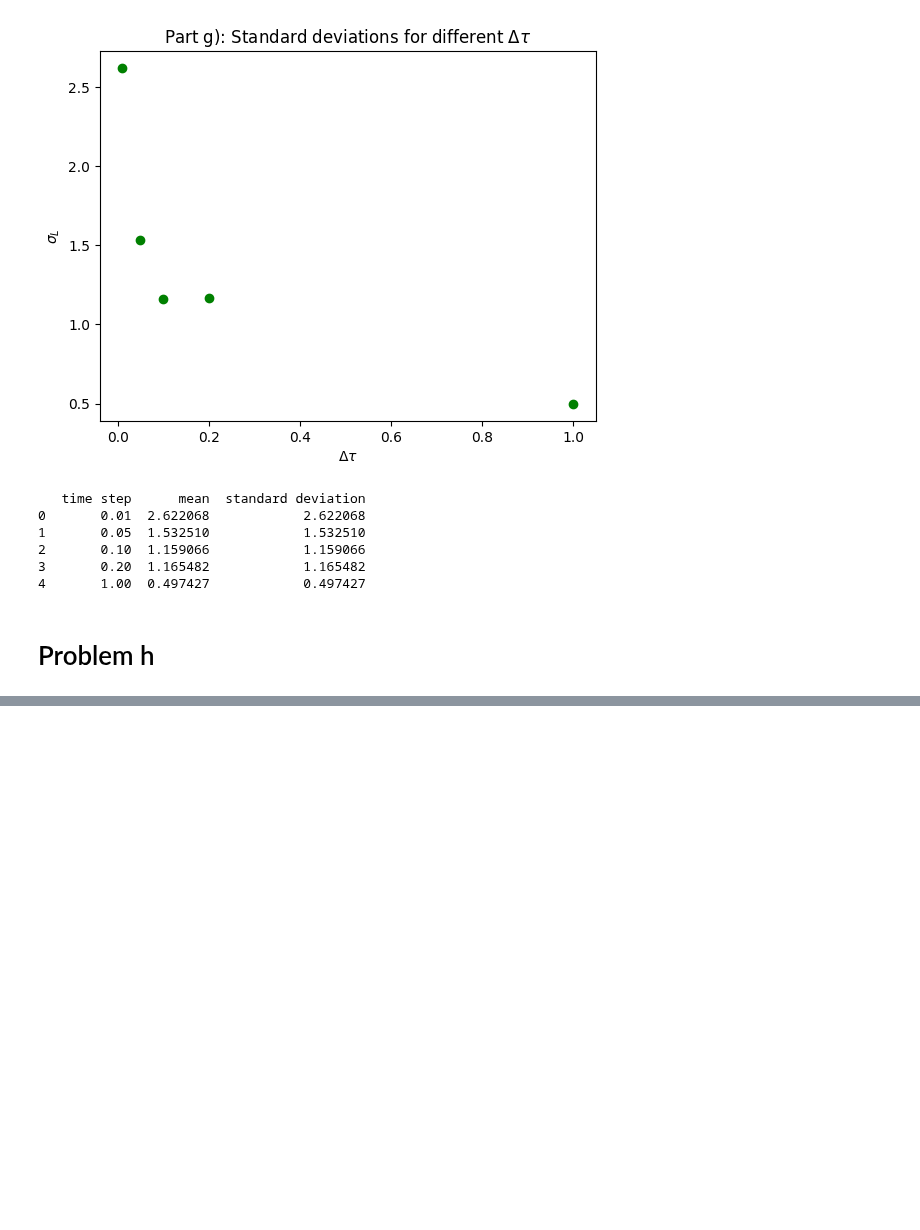
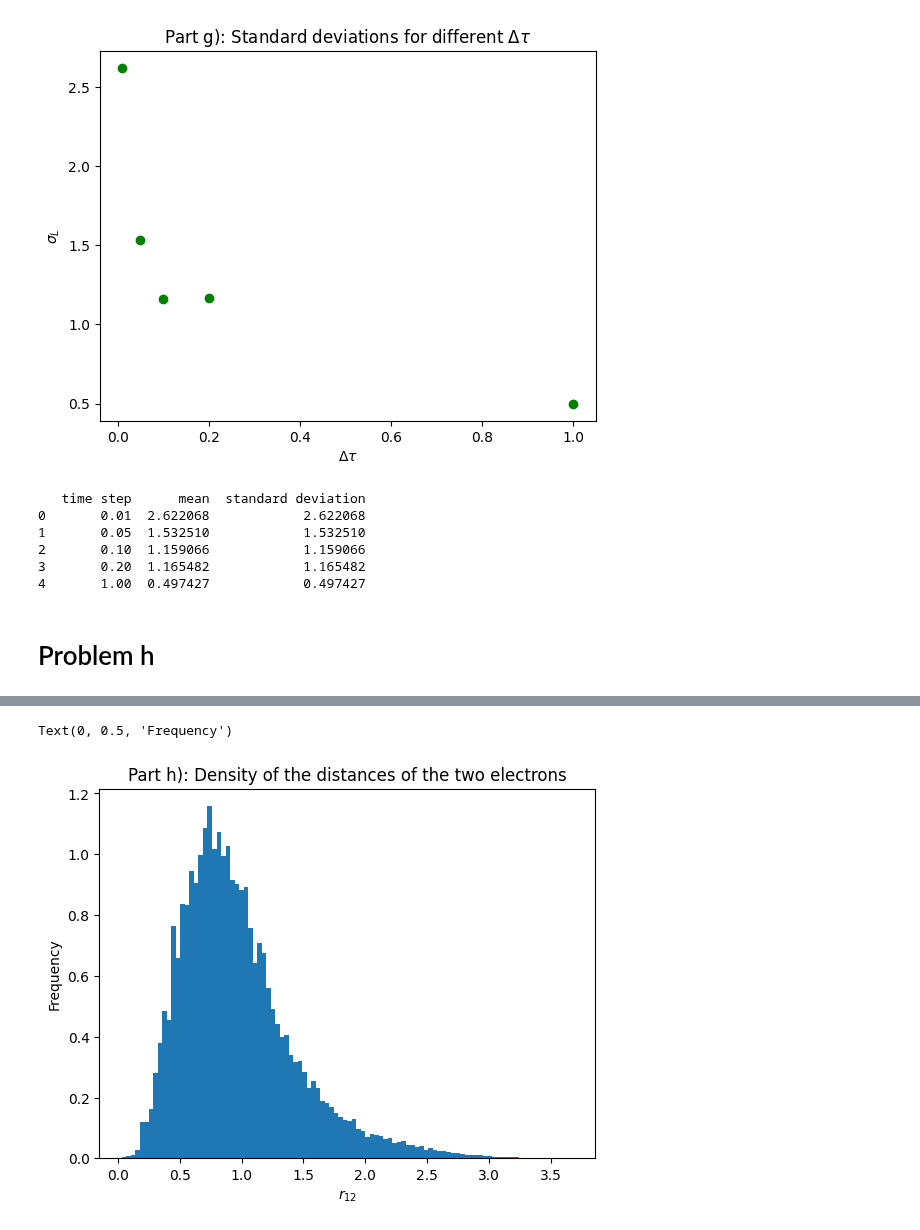
Before and after one commit to corinnawegner/Computational-physics, a Jupyter notebook: Project 5/Problem 1.ipynb, the cells around one changed output, grey strips where cells are left out. Cells and saved outputs as stored; diff of their text form; code cells hidden in the pictures; blank space fills up the shorter version.

```diff
--- a/Project 5/Problem 1.ipynb
+++ b/Project 5/Problem 1.ipynb
@@ -358,0 +373,15 @@ simulation_dt
+# %%
+dists_electrons = []
+
+for time in range(n_equilibrium, 1000): #Todo: change tmax in g and h
+    for i in range(M):
+        l = np.linalg.norm(simulation_dt[time][i]-simulation_dt[time][i+M])
+        dists_electrons.append(l)
+
+hist = plt.hist(dists_electrons, bins=100, density=True)
+plt.title("Part h): Density of the distances of the two electrons")
+plt.xlabel("$r_{12}$")
+plt.ylabel("Frequency")
+# %% [output]
+Text(0, 0.5, 'Frequency')
+[figure, added]
```
Also changed, not shown: parts of 7 cells of this notebook.
